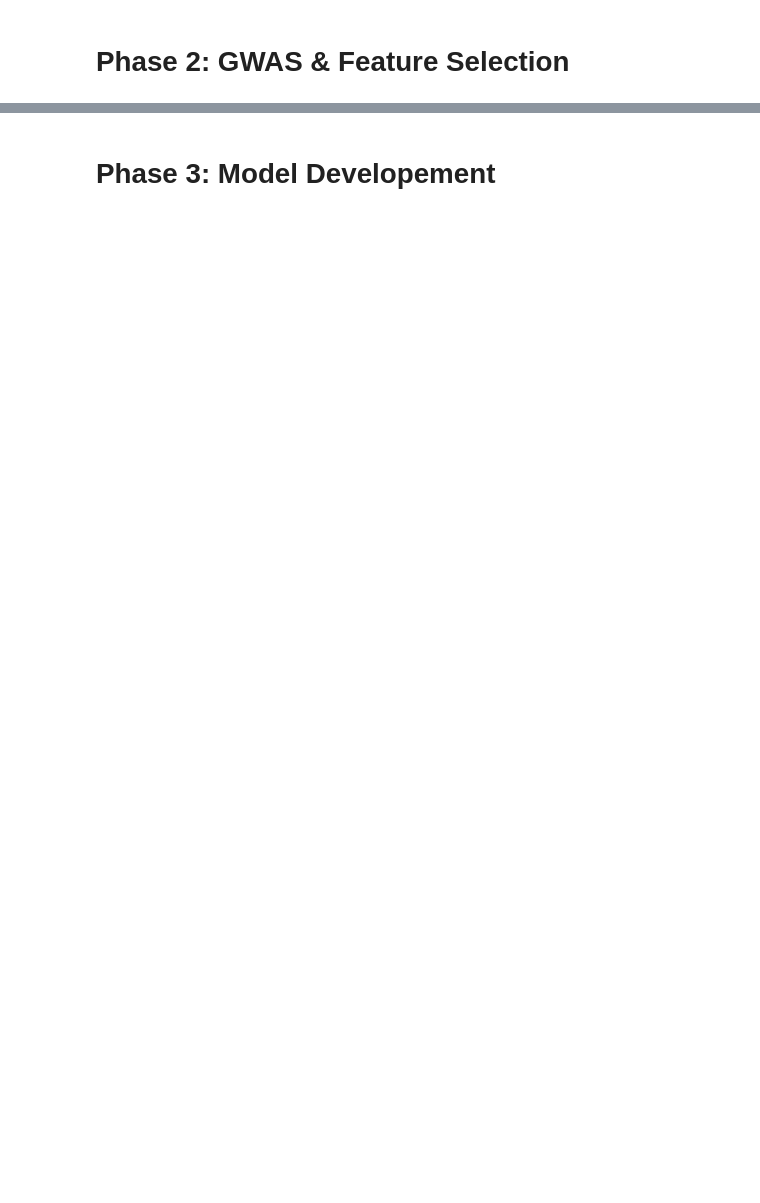
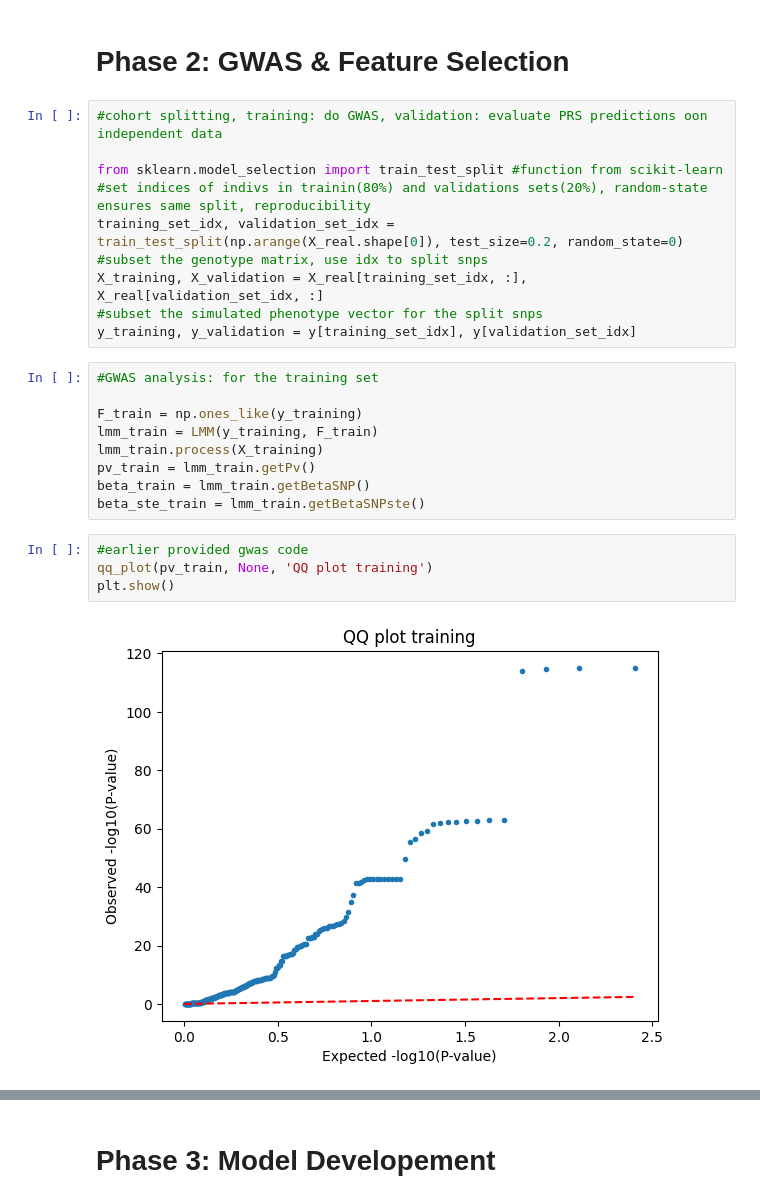
Before and after one commit to sueoglu/gobi_gwas, a Jupyter notebook: malena_sb/malena_sb_gwas.ipynb, the cells around one changed output, grey strips where cells are left out. Drawn from its saved outputs; the diff is of its cells as text; blank space fills up the shorter version.

```diff
--- a/malena_sb/malena_sb_gwas.ipynb
+++ b/malena_sb/malena_sb_gwas.ipynb
@@ -272,2 +272,27 @@ plt.show()
 # %% [markdown]
 # Phase 2: GWAS & Feature Selection
+# %%
+#cohort splitting, training: do GWAS, validation: evaluate PRS predictions oon independent data
+
+from sklearn.model_selection import train_test_split #function from scikit-learn
+#set indices of indivs in trainin(80%) and validations sets(20%), random-state ensures same split, reproducibility
+training_set_idx, validation_set_idx = train_test_split(np.arange(X_real.shape[0]), test_size=0.2, random_state=0)
+#subset the genotype matrix, use idx to split snps
+X_training, X_validation = X_real[training_set_idx, :], X_real[validation_set_idx, :]
+#subset the simulated phenotype vector for the split snps
+y_training, y_validation = y[training_set_idx], y[validation_set_idx]
+# %%
+#GWAS analysis: for the training set
+
+F_train = np.ones_like(y_training)
+lmm_train = LMM(y_training, F_train)
+lmm_train.process(X_training)
+pv_train = lmm_train.getPv()
+beta_train = lmm_train.getBetaSNP()
+beta_ste_train = lmm_train.getBetaSNPste()
+# %%
+#earlier provided gwas code
+qq_plot(pv_train, None, 'QQ plot training')
+plt.show()
+# %% [output]
+[figure, added]
```
Also changed, not shown: parts of 25 cells of this notebook.
